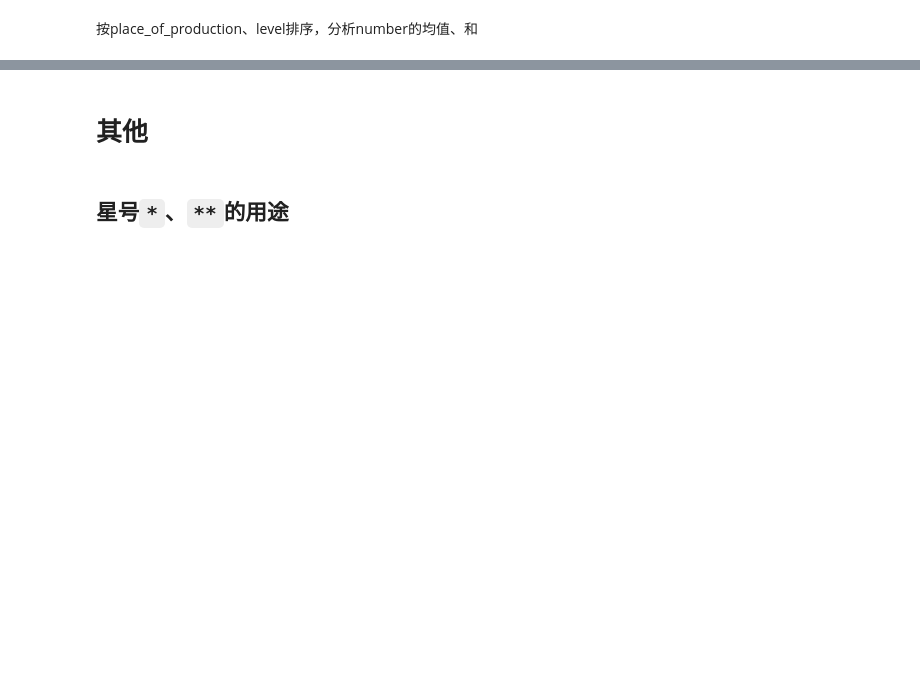
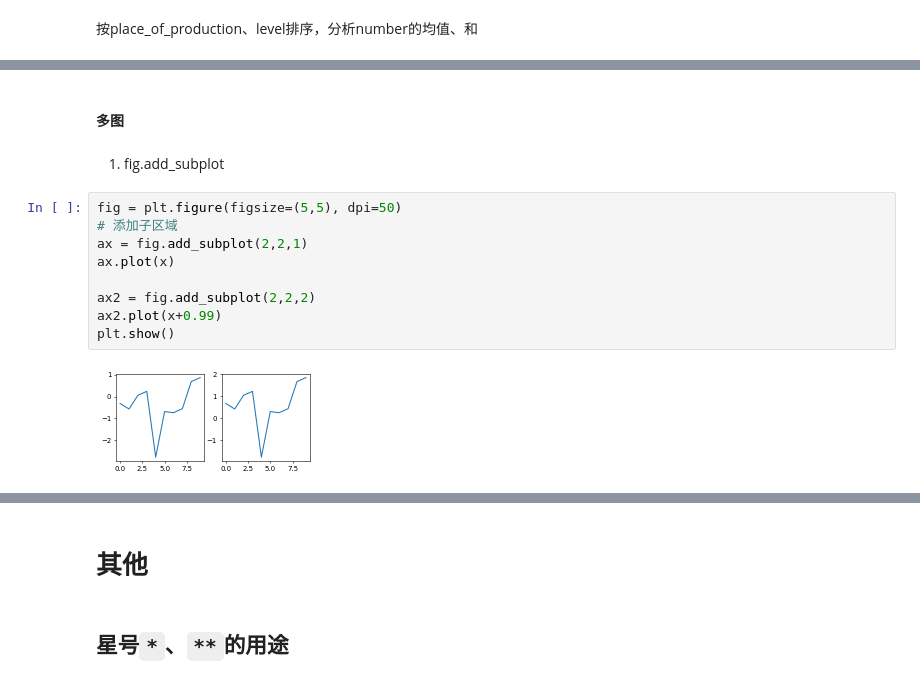
Before and after one commit to aisuandebowen/pyReview, a Jupyter notebook: pyStu.ipynb, the cells around one changed output, grey strips where cells are left out. Drawn from its saved outputs; the diff is of its cells as text; blank space fills up the shorter version.

```diff
--- a/pyStu.ipynb
+++ b/pyStu.ipynb
@@ -1438,0 +1333,15 @@ factory-M
+# %% [markdown]
+#### 多图
+# %% [markdown]
+1. fig.add_subplot
+# %%
+fig = plt.figure(figsize=(5,5), dpi=50)
+# 添加子区域
+ax = fig.add_subplot(2,2,1)
+ax.plot(x)
+
+ax2 = fig.add_subplot(2,2,2)
+ax2.plot(x+0.99)
+plt.show()
+# %% [output]
+[figure, added]
```
Also changed, not shown: parts of 54 cells of this notebook.
